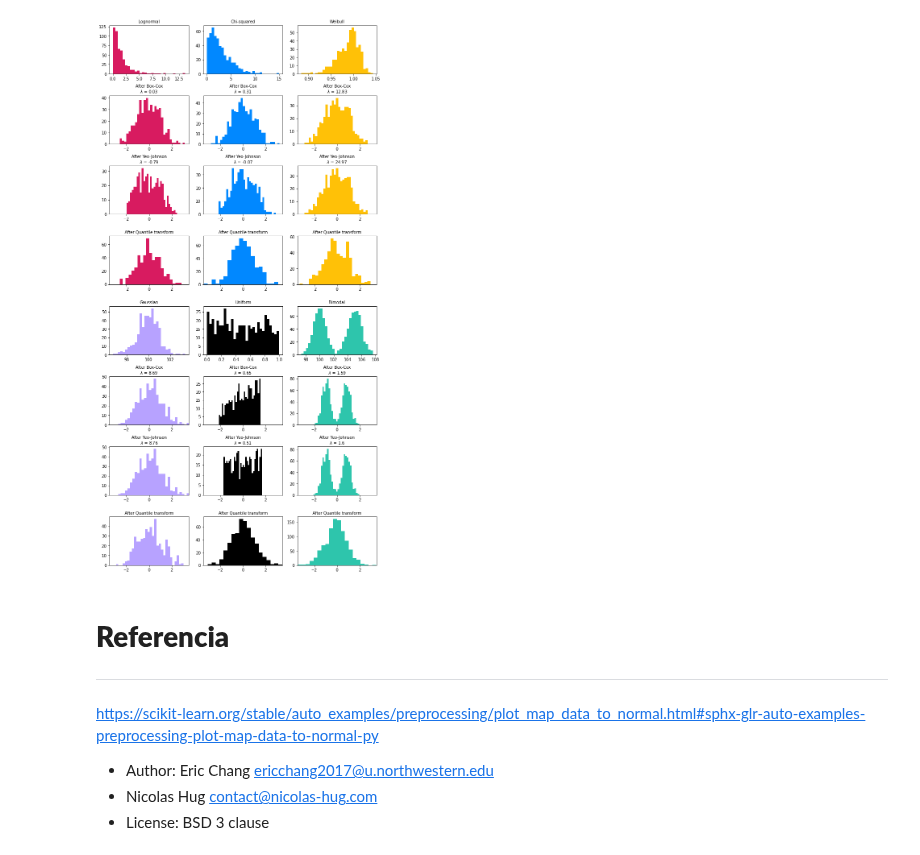
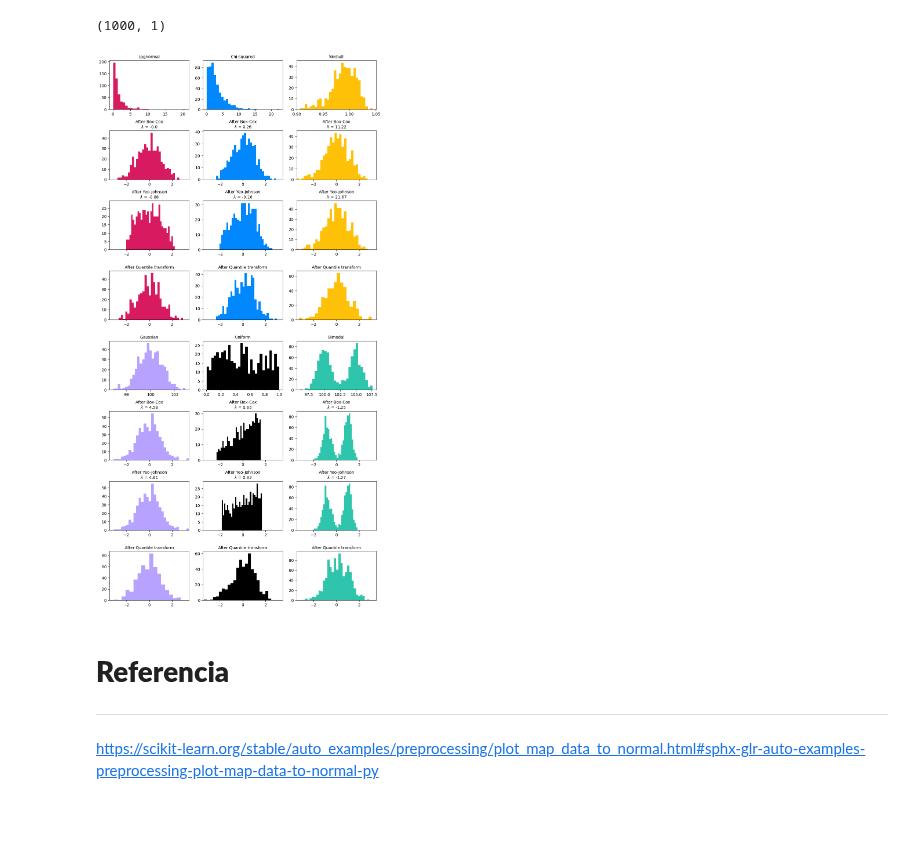
Before and after one commit to Kaiziferr/machine_learning, a Jupyter notebook: EDA/scaler_transformer_normalizer/scaler_transformer.ipynb, the cells around one changed output. Drawn from its saved outputs; the diff is of its cells as text; code cells hidden in the pictures; blank space fills up the shorter version.

```diff
--- a/EDA/scaler_transformer_normalizer/scaler_transformer.ipynb
+++ b/EDA/scaler_transformer_normalizer/scaler_transformer.ipynb
@@ -8,20 +7,22 @@ import matplotlib.pyplot as plt
 from sklearn.preprocessing import PowerTransformer, QuantileTransformer
 from sklearn.model_selection import train_test_split
 # %%
-N_SAMPLES = 1000
-FONT_SIZE = 10
-BINS = 30
+n_samples = 1000
+font_size = 10
+bins = 30
 # %%
-rng = np.random.RandomState(304)
+rng = np.random.RandomState(12354)
 bc = PowerTransformer(method='box-cox')
 yj = PowerTransformer(method='yeo-johnson')
 
-
 qt = QuantileTransformer(
-    n_quantiles=500, output_distribution="normal", random_state=rng
+    n_quantiles=500, output_distribution='normal', random_state=rng
 )
 # %%
-size = (N_SAMPLES, 1)
+size = (n_samples, 1)
+size
+# %% [output]
+(1000, 1)
 # %%
 # lognormal distribution
 X_lognormal = rng.lognormal(size=size)
@@ -75,46 +76,41 @@ axes_list = [(axes[i], axes[j], axes[k], axes[l]) for (i, j, k, l) in axes_idxs]
 
 
 for distribution, color, axes in zip(distributions, colors, axes_list):
   name, X = distribution
   X_train, X_test = train_test_split(X, test_size=0.5)
 
   # perform power transforms and quantile transform
   X_trans_bc = bc.fit(X_train).transform(X_test)
   lmbda_bc = round(bc.lambdas_[0], 2)
   X_trans_yj = yj.fit(X_train).transform(X_test)
   lmbda_yj = round(yj.lambdas_[0], 2)
   X_trans_qt = qt.fit(X_train).transform(X_test)
 
   ax_original, ax_bc, ax_yj, ax_qt = axes
 
-  ax_original.hist(X_train, color=color, bins=BINS)
-  ax_original.set_title(name, fontsize=FONT_SIZE)
-  ax_original.tick_params(axis="both", which="major", labelsize=FONT_SIZE)
+  ax_original.hist(X_train, color=color, bins=bins)
+  ax_original.set_title(name, fontsize=font_size)
+  ax_original.tick_params(axis="both", which="major", labelsize=font_size)
 
   for ax, X_trans, meth_name, lmbda in zip(
       (ax_bc, ax_yj, ax_qt),
       (X_trans_bc, X_trans_yj, X_trans_qt),
       ("Box-Cox", "Yeo-Johnson", "Quantile transform"),
       (lmbda_bc, lmbda_yj, None),
   ):
-      ax.hist(X_trans, color=color, bins=BINS)
+      ax.hist(X_trans, color=color, bins=bins)
       title = "After {}".format(meth_name)
       if lmbda is not None:
           title += "\n$\\lambda$ = {}".format(lmbda)
-      ax.set_title(title, fontsize=FONT_SIZE)
-      ax.tick_params(axis="both", which="major", labelsize=FONT_SIZE)
+      ax.set_title(title, fontsize=font_size)
+      ax.tick_params(axis="both", which="major", labelsize=font_size)
       ax.set_xlim([-3.5, 3.5])
 plt.tight_layout()
 plt.subplots_adjust(top = 0.95)
 plt.show()
 # %% [output]
-[figure, old version]
+[figure, new version]
 # %% [markdown]
 # **Referencia**
 ---
 https://scikit-learn.org/stable/auto_examples/preprocessing/plot_map_data_to_normal.html#sphx-glr-auto-examples-preprocessing-plot-map-data-to-normal-py
-
-
-- Author: Eric Chang <ericchang2017@u.northwestern.edu>
-- Nicolas Hug <contact@nicolas-hug.com>
-- License: BSD 3 clause
```
Also changed, not shown: parts of 1 cell of this notebook.
